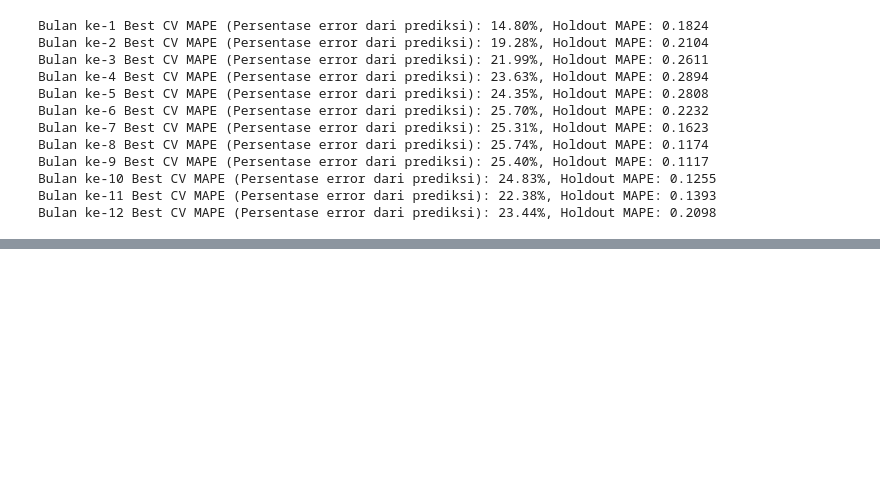
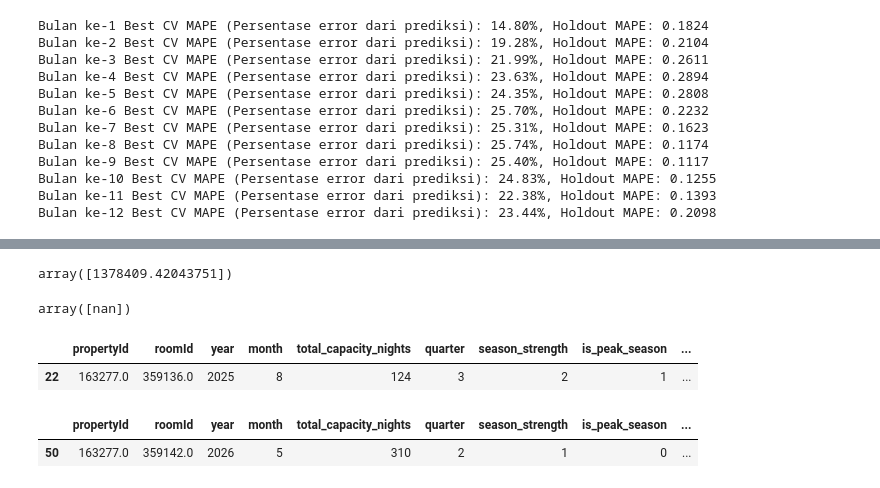
Before and after one commit to notnsas/hotel-demand-forecasting, a Jupyter notebook: notebooks/03_modeling.ipynb, the cells around one changed output, grey strips where cells are left out. Saved outputs shown, nothing was run; the diff lists cells and outputs as text; code cells hidden in the pictures; blank space fills up the shorter version.

```diff
--- a/notebooks/03_modeling.ipynb
+++ b/notebooks/03_modeling.ipynb
@@ -2050,0 +2859,2 @@ print(important_features[['feature', 'mean_importance']].tail(20)) # 20 Fitur am
+# %%
+data = data[data['propertyId'] == 163277]
@@ -2050,0 +3126,2 @@ print(important_features[['feature', 'mean_importance']].tail(20)) # 20 Fitur am
+# %%
+data = df
@@ -2050,0 +3585,45 @@ print(important_features[['feature', 'mean_importance']].tail(20)) # 20 Fitur am
+# %%
+test_data = test_data.sort_values(["roomId", "date"]).copy()
+
+test_data["price_lag_6"] = (
+    test_data.groupby("roomId")["price"]
+    .shift(6)
+)
+# %%
+mask = (
+    # (test_data['roomId'] == 359136) &
+    # (test_data['roomId'] == 359135) &
+    (test_data['roomId'] == 359142) &
+    (test_data['year'] == 2025) &
+    (test_data['month'] == 12)
+)
+
+X_selected = x_test_full[mask]
+baseline_selected = test_data.loc[mask, 'price_lag_6'].values
+
+pred_test_diff = trained_models[6].predict(X_selected)
+
+final_test_predictions = np.expm1(
+    np.log1p(baseline_selected) + pred_test_diff
+)
+
+final_test_predictions
+# %% [output]
+array([1378409.42043751])
+# %%
+baseline_selected
+# %% [output]
+array([nan])
+# %%
+X_selected
+# %% [output]
+|  | propertyId | roomId | year | month | total_capacity_nights | quarter | season_strength | is_peak_season | ... |
+| 22 | 163277.0 | 359136.0 | 2025 | 8 | 124 | 3 | 2 | 1 | ... |
+# %%
+filt_room = x_test_full['roomId'] == 359135
+filt_year = x_test_full['year'] == 2026
+filt_month = x_test_full['month'] == 5
+x_test_full[filt_room & filt_month & filt_year]
+# %% [output]
+|  | propertyId | roomId | year | month | total_capacity_nights | quarter | season_strength | is_peak_season | ... |
+| 50 | 163277.0 | 359142.0 | 2026 | 5 | 310 | 2 | 1 | 0 | ... |
```
Also changed, not shown: parts of 41 cells of this notebook, 1 other file.
